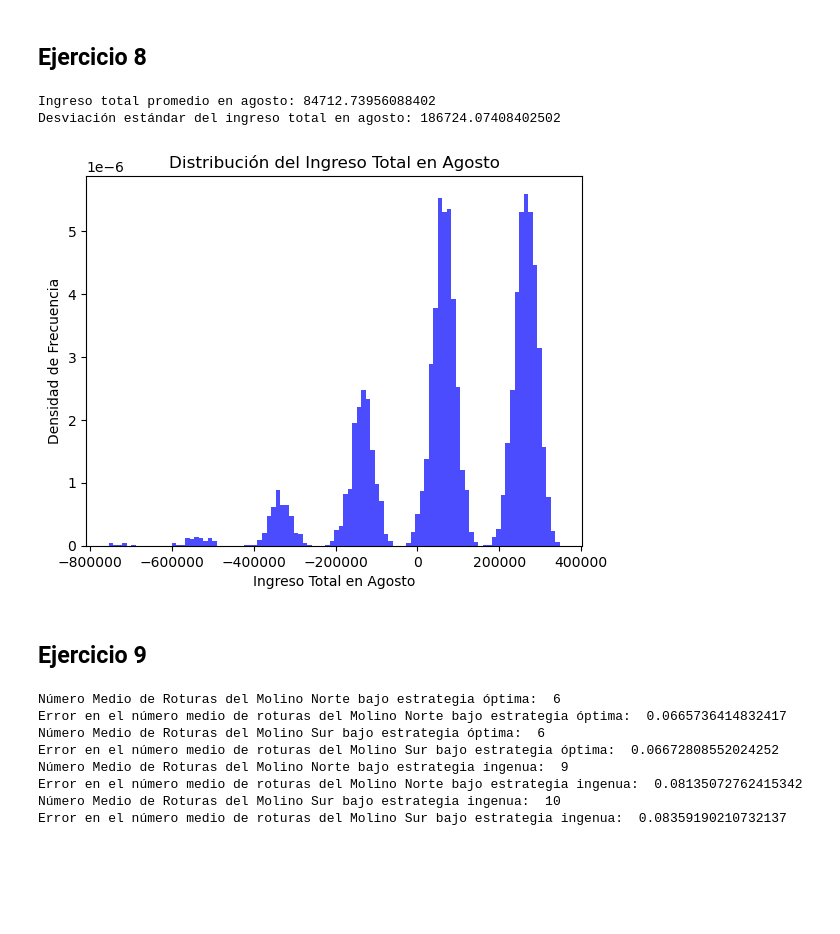
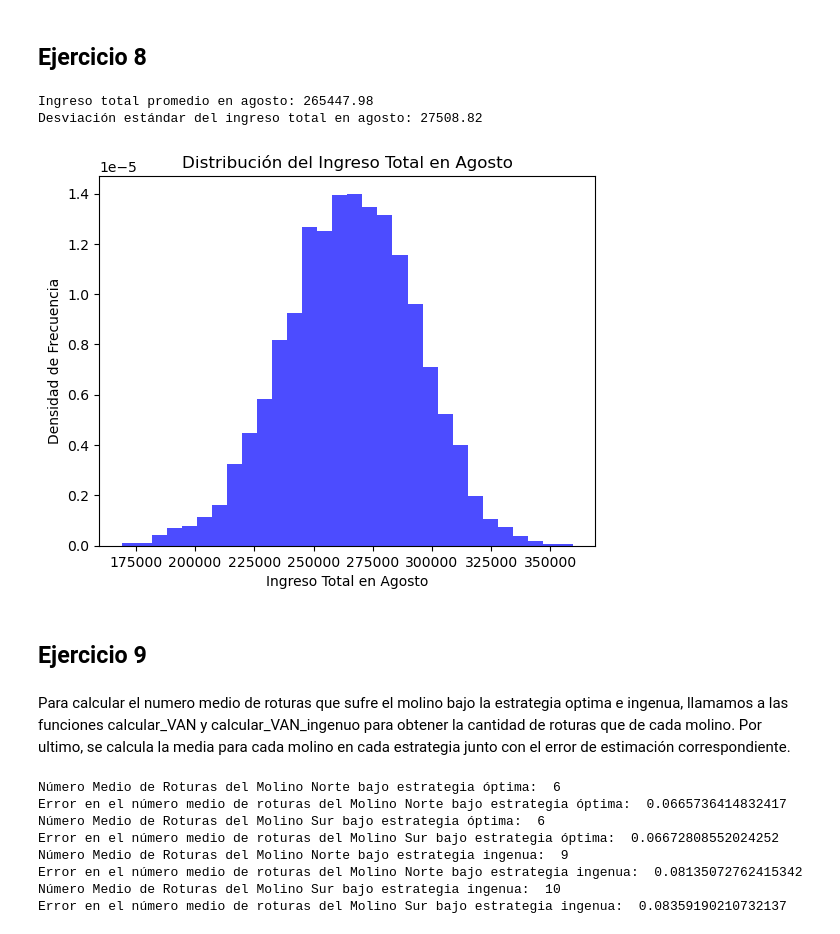
Before and after one commit to catadolhare/tp1_aplicaciones_cauzzo_dolhare_ekes_squillari, a Jupyter notebook: tp1.ipynb, the cells around one changed output. Drawn from its saved outputs; the diff is of its cells as text; code cells hidden in the pictures; blank space fills up the shorter version.

```diff
--- a/tp1.ipynb
+++ b/tp1.ipynb
@@ -449,10 +449,11 @@ def calcular_umbral_optimo(umbral_k, costo_reparacion):
         if media_VAN > best_van:
             best_van = media_VAN
             best_k = k
+            best_error = error_VAN
 
         VANs_por_umbral.append(VANs)
 
-    return best_k, best_van, medias_VAN, errores_VAN, VANs_por_umbral
+    return best_k, best_van, best_error, medias_VAN, errores_VAN, VANs_por_umbral
 # %%
 umbral_k = np.arange(1, 14, 1)
-best_k, best_van, medias_VAN, errores_VAN, VANs_por_umbral = calcular_umbral_optimo(umbral_k, 200000)
+best_k, best_van,best_error, medias_VAN, errores_VAN, VANs_por_umbral = calcular_umbral_optimo(umbral_k, 200000)
@@ -554,34 +587,36 @@ Podemos ver que con el calculo del VAN sin tener en cuenta un umbral de apagado,
 # %%
 # días correspondientes al mes de agosto 213 a 243
 ingresos_agosto = []
 
 for j in range(n_sim):
     S, D = simulacion(365)
-    _, cashflow_sim, _, _, _, _, _, _ = calcular_VAN(S, D, best_k, 365, 200000)
+    ingreso_sim = ingreso_diario(S, D, best_k, 365)
     ingreso = 0
     for i in range(213, 243):
-        ingreso += cashflow_sim[i]
+        ingreso += ingreso_sim[i]
     ingresos_agosto.append(ingreso)
 
 # Estadísticas descriptivas
 media_ingreso = np.mean(ingresos_agosto)
 desviacion_ingreso = np.std(ingresos_agosto) #o lo dividimos y calculamos el error
 
-print(f"Ingreso total promedio en agosto: {media_ingreso}")
-print(f"Desviación estándar del ingreso total en agosto: {desviacion_ingreso}")
+print(f"Ingreso total promedio en agosto: {round(media_ingreso, 2)}")
+print(f"Desviación estándar del ingreso total en agosto: {round(desviacion_ingreso, 2)}")
 
 # Graficar el histograma
-plt.hist(ingresos_agosto, bins=100, density=True, alpha=0.7, color='blue')
+plt.hist(ingresos_agosto, bins=30, density=True, alpha=0.7, color='blue')
 plt.title('Distribución del Ingreso Total en Agosto')
 plt.xlabel('Ingreso Total en Agosto')
 plt.ylabel('Densidad de Frecuencia')
 plt.show()
 # %% [output]
-Ingreso total promedio en agosto: 84712.73956088402
-Desviación estándar del ingreso total en agosto: 186724.07408402502
+Ingreso total promedio en agosto: 265447.98
+Desviación estándar del ingreso total en agosto: 27508.82
-[figure, old version]
+[figure, new version]
 # %% [markdown]
 ## Ejercicio 9
+# %% [markdown]
+Para calcular el numero medio de roturas que sufre el molino bajo la estrategia optima e ingenua, llamamos a las funciones calcular_VAN y calcular_VAN_ingenuo para obtener la cantidad de roturas que de cada molino. Por ultimo, se calcula la media para cada molino en cada estrategia junto con el error de estimación correspondiente.
 # %%
 # Número medio de roturas por año que sufre el molino bajo la estrategia óptima
 cant_roturas_norte_opt = []
```
Also changed, not shown: parts of 26 cells of this notebook.
